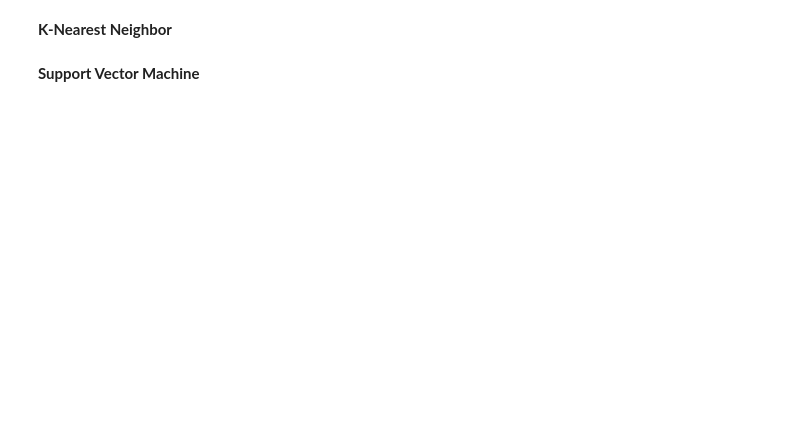
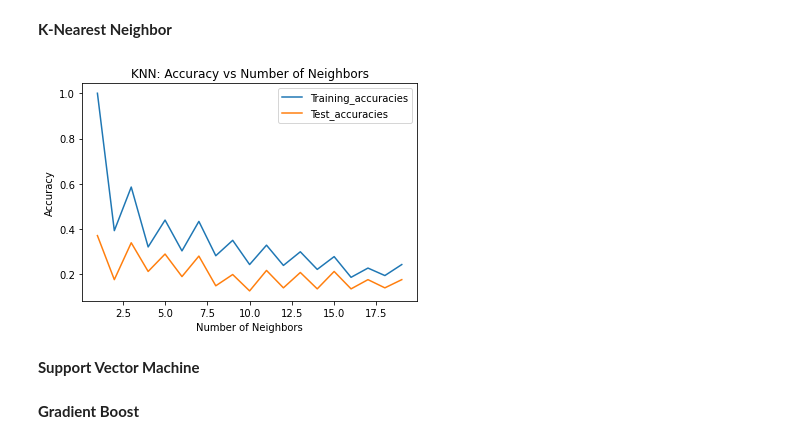
Before and after one commit to ashleyg16/Capstone2, a Jupyter notebook: Capstone 2 Modeling.ipynb, the cells around one changed output. Cells and saved outputs as stored; diff of their text form; code cells hidden in the pictures; blank space fills up the shorter version.

```diff
--- a/Capstone 2 Modeling.ipynb
+++ b/Capstone 2 Modeling.ipynb
@@ -13,2 +48,7 @@ Support Vector Machine
 # %% [markdown]
 **Random Forest**
+# %%
+#Fit then predict the Random Forest Model
+rf = RandomForestClassifier()
+rf.fit(X_train, y_train)
+y_pred = rf.predict(X_test)
@@ -15,4 +62,26 @@ Support Vector Machine
 # %% [markdown]
 **K-Nearest Neighbor**
+# %%
+#KNN is very dependent on how many neighbors you tell it to use. So going to look at that first
+neighbors = np.arange(1,20)
+train_acc = {}
+test_acc = {}
+
+for n in neighbors:
+    knn = KNeighborsClassifier(n_neighbors = n)
+    knn.fit(X_train, y_train)
+    train_acc[n] = knn.score(X_train, y_train)
+    test_acc[n] = knn.score(X_test, y_test)
+# %%
+#Plotting the accuracies
+plt.title('KNN: Accuracy vs Number of Neighbors')
+plt.plot(neighbors, train_acc.values(), label = 'Training_accuracies')
+plt.plot(neighbors, test_acc.values(), label = 'Test_accuracies')
+plt.legend()
+plt.xlabel('Number of Neighbors')
+plt.ylabel('Accuracy')
+plt.show()
+# %% [output]
+[figure, added]
 # %% [markdown]
 **Support Vector Machine**
@@ -18,0 +90,2 @@ Support Vector Machine
+# %% [markdown]
+**Gradient Boost**
```
Also changed, not shown: parts of 9 cells of this notebook.
